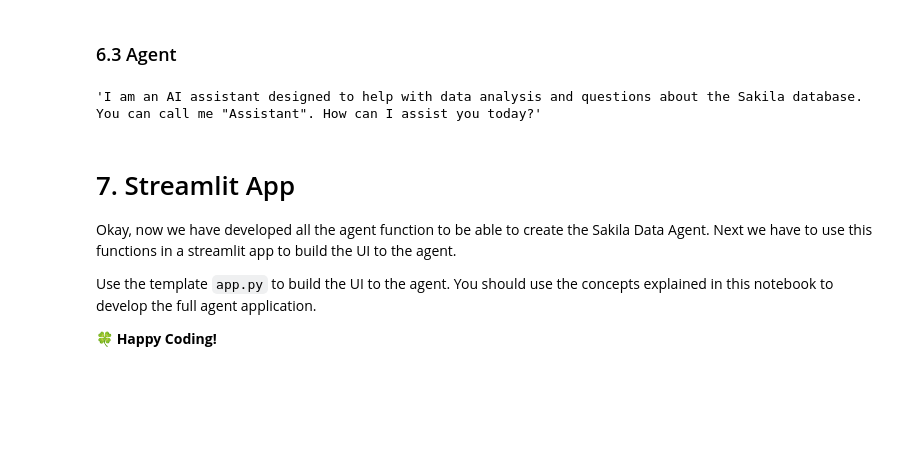
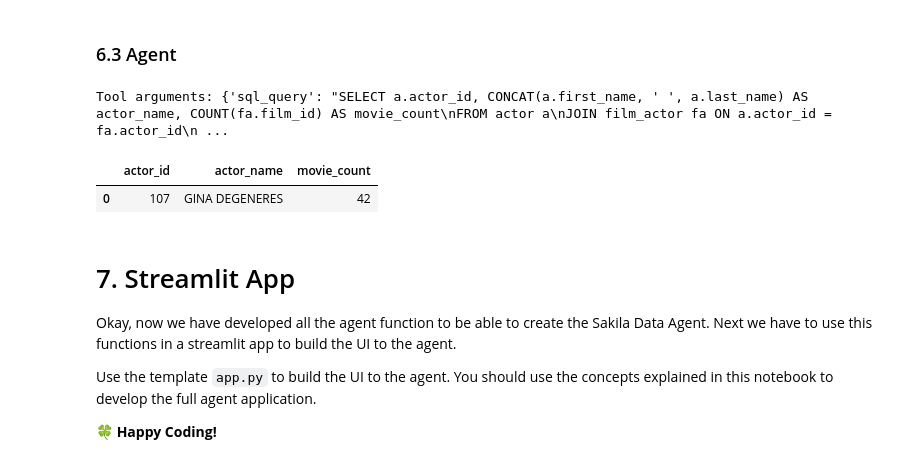
Before and after one commit to nmirabets/sakila-data-ai-agent, a Jupyter notebook: Developer_Guide.ipynb, the cells around one changed output. Drawn from its saved outputs; the diff is of its cells as text; code cells hidden in the pictures; blank space fills up the shorter version.

```diff
--- a/Developer_Guide.ipynb
+++ b/Developer_Guide.ipynb
@@ -193,20 +198,6 @@ tools = [
                 "required": ["location"]
             },
         },
-    },
-    {
-        "type": "function",
-        "function": {
-            "name": "get_movies",
-            "description": "Get the movies from the Sakila database.",
-            "parameters": {
-                "type": "object",
-                "properties": {
-                    "sql_query": {"type": "string"}
-                },
-                "required": ["sql_query"]
-            },
-        },
     }
 ]
 # %% [markdown]
@@ -248,7 +235,7 @@ completion = client.chat.completions.create(
         {   "role": "system", "content": "You are a helpful assistant."},
         {
             "role": "user",
-            "content": "Get me the top 3 movies."
+            "content": "What's the weather in Barcelona?"
         }
     ]
 )
@@ -284,8 +269,6 @@ if response.tool_calls:
             # Here we call the predefined get_weather function and pass the tool call arguments the LLM provided
             print(f"Tool arguments: {tool_call_arguments}")
             print(get_weather(tool_call_arguments["location"]))
-        elif tool_call.function.name == "get_movies":
-            print(get_movies(tool_call_arguments["sql_query"]))
 else:
     print("Assistant response: ", response.content)
 # %% [output]
@@ -458,18 +442,18 @@ def agent(messages):
         return response.content
 # %%
 # Test the function
-user_prompt = "What is your name?" # "What is the current weather in Barcelona?"
-
 messages = [
     {"role": "system", "content": SYSTEM_PROMPT},
-    {"role": "user", "content": user_prompt}
+    {"role": "user", "content": "What is the actor with most movies?"}
 ]
 
 response = agent(messages)
 
 response
 # %% [output]
-'I am an AI assistant designed to help with data analysis and questions about the Sakila database. You can call me "Assistant". How can I assist you today?'
+Tool arguments: {'sql_query': "SELECT a.actor_id, CONCAT(a.first_name, ' ', a.last_name) AS actor_name, COUNT(fa.film_id) AS movie_count\nFROM actor a\nJOIN film_actor fa ON a.actor_id = fa.actor_id\n ...
+|  | actor_id | actor_name | movie_count |
+| 0 | 107 | GINA DEGENERES | 42 |
 # %% [markdown]
 # 7. Streamlit App
 
```
Also changed, not shown: parts of 7 cells of this notebook, 16 other files.
